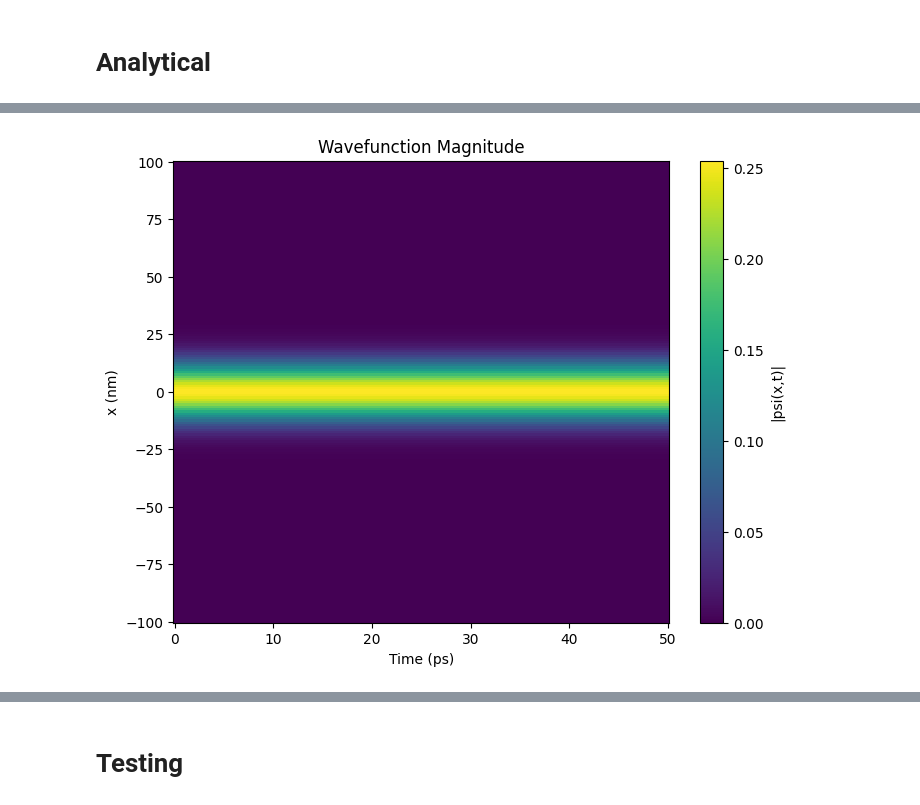
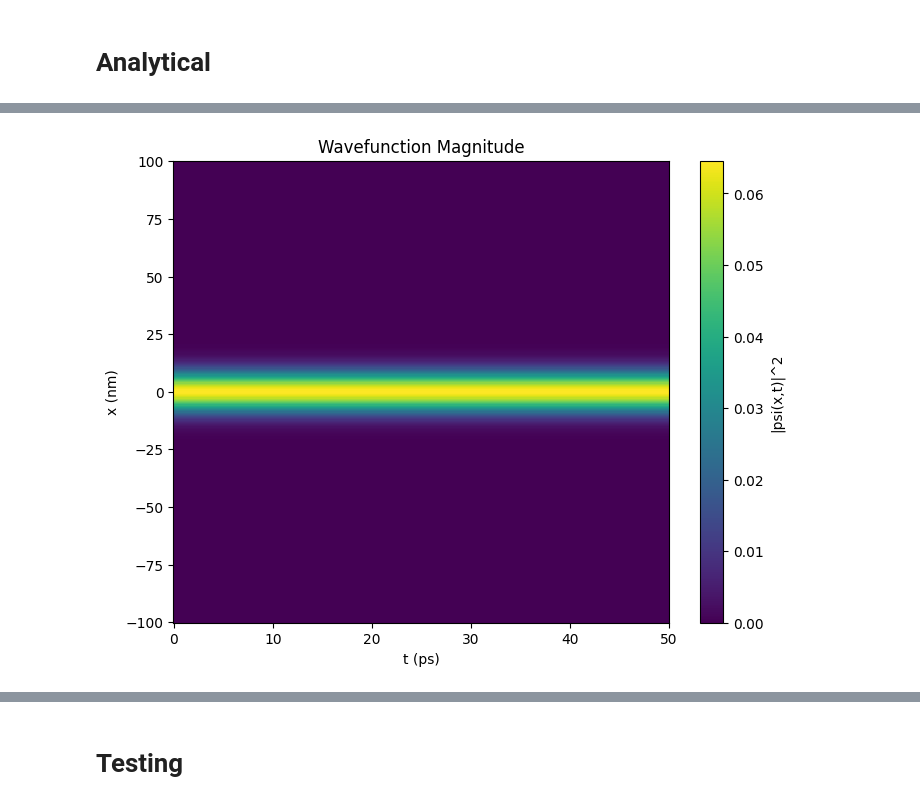
Before and after one commit to thash-jkr/Schrodinger-PINN, a Jupyter notebook: src/tdse_1e_1d.ipynb, the cells around one changed output, grey strips where cells are left out. Cells and saved outputs as stored; diff of their text form; code cells hidden in the pictures.

```diff
--- a/src/tdse_1e_1d.ipynb
+++ b/src/tdse_1e_1d.ipynb
@@ -265,8 +291,8 @@ plt.show()
 # %% [markdown]
 # Analytical
 # %%
-Nx = 200
-Nt = 200
+Nx = 400
+Nt = 400
 
 x_values = np.linspace(x_min, x_max, Nx)
 t_values = np.linspace(t_min, t_max, Nt)
@@ -277,6 +306,6 @@ alpha = (m * omega) / (2.0 * hbar)
 # %%
-psi_real = np.zeros((Nx, Nt), dtype=np.float64)
-psi_img = np.zeros((Nx, Nt), dtype=np.float64)
+psi_real_analytical = np.zeros((Nx, Nt), dtype=np.float64)
+psi_img_analytical = np.zeros((Nx, Nt), dtype=np.float64)
 
 for i, x in enumerate(x_values):
   psi0_x = A * np.exp(-alpha * x ** 2)
@@ -287,8 +316,8 @@ for i, x in enumerate(x_values):
 
     psi_x_t = psi0_x * exp_phase
 
-    psi_real[i, j] = np.real(psi_x_t)
-    psi_img[i, j] = np.imag(psi_x_t)
+    psi_real_analytical[i, j] = np.real(psi_x_t)
+    psi_img_analytical[i, j] = np.imag(psi_x_t)
 # %%
 time_index = 100
 time_chosen = t_values[time_index]
@@ -334,13 +385,12 @@ plt.show()
 # %%
-plt.figure(figsize=(8,6))
-psi_magnitude = np.sqrt(psi_real ** 2 + psi_img ** 2)  # shape (Nx, Nt)
-# By default, x along axis 0, t along axis 1.
-# You might want to transpose depending on how you prefer the axes:
-plt.pcolormesh(t_values, x_values, psi_magnitude, shading='auto')
-plt.colorbar(label='|psi(x,t)|')
-plt.xlabel('Time (ps)')
+plt.figure(figsize=(8, 6))
+psi_sq = psi_real_analytical ** 2 + psi_img_analytical ** 2
+
+plt.pcolormesh(t_values, x_values, psi_sq, shading="auto")
+plt.colorbar(label='|psi(x,t)|^2')
+plt.xlabel('t (ps)')
 plt.ylabel('x (nm)')
 plt.title('Wavefunction Magnitude')
 plt.show()
 # %% [output]
-[figure, old version]
+[figure, new version]
```
Also changed, not shown: parts of 27 cells of this notebook, 3 other files.
